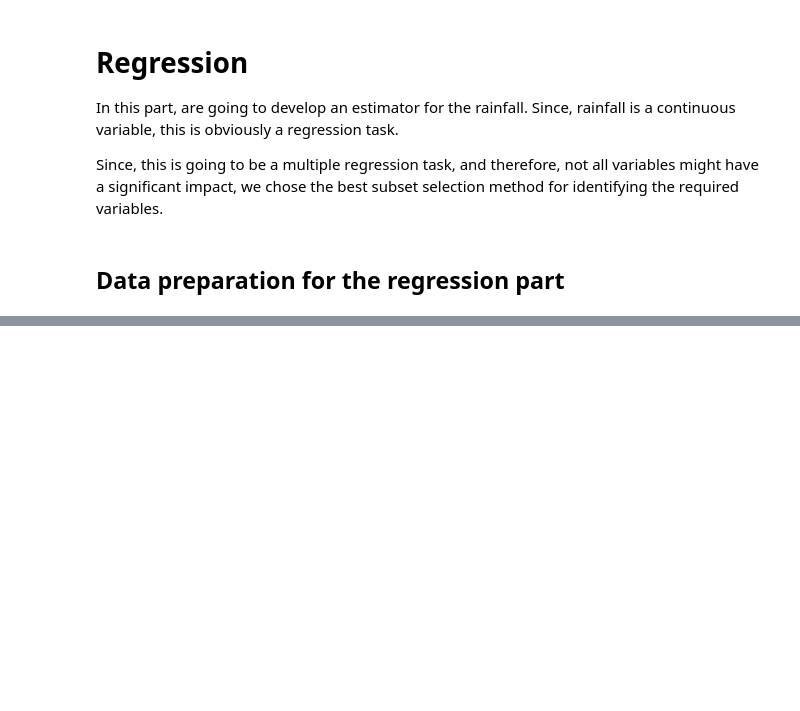
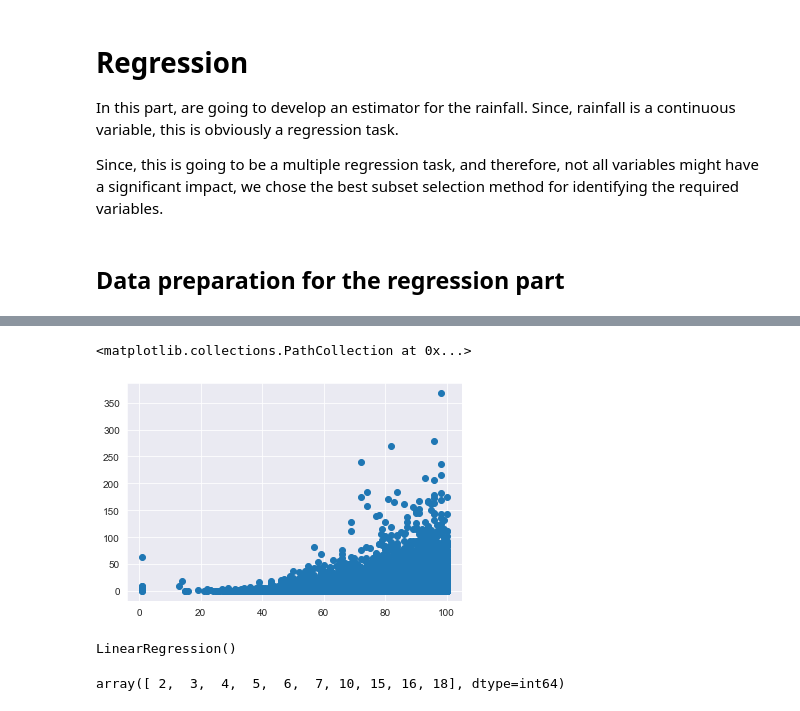
Before and after one commit to Stern1710/australia-weather-data, a Jupyter notebook: SPOD_Group7_Project.ipynb, the cells around one changed output, grey strips where cells are left out. Drawn from its saved outputs; the diff is of its cells as text; code cells hidden in the pictures; blank space fills up the shorter version.

Commit message:
Regression, current state.

```diff
--- a/SPOD_Group7_Project.ipynb
+++ b/SPOD_Group7_Project.ipynb
@@ -372,8 +525,8 @@ for identifying the required variables.
 # %% [markdown]
 ## Data preparation for the regression part
 # %%
-x_train_reg = x_train.loc[:, x_train.columns != 'Rainfall'].copy()
-x_test_reg = x_test.loc[:, x_test.columns != 'Rainfall'].copy()
+x_train_reg = x_train.loc[x_train['Rainfall'] > 0, x_train.columns != 'Rainfall'].copy()
+x_test_reg = x_test.loc[x_test['Rainfall'] > 0, x_test.columns != 'Rainfall'].copy()
 
-y_train_reg = x_train['Rainfall'].copy()
-y_test_reg = x_test['Rainfall'].copy()
+y_train_reg = x_train[x_train['Rainfall'] > 0]['Rainfall'].copy()
+y_test_reg = x_test[x_test['Rainfall'] > 0]['Rainfall'].copy()
@@ -381,0 +546,14 @@ Now, after the data is prepared for the regression part, we now start the subset
+# %%
+plt.scatter(x_train_reg['Humidity9am'], y_train_reg)
+# %% [output]
+<matplotlib.collections.PathCollection at 0x...>
+[figure, added]
+# %%
+linear_regression_model = LinearRegression()
+linear_regression_model.fit(x_train_reg.to_numpy(), y_train_reg.to_numpy())
+# %% [output]
+LinearRegression()
+# %%
+np.nonzero(linear_regression_model.coef_)[0]
+# %% [output]
+array([ 2,  3,  4,  5,  6,  7, 10, 15, 16, 18], dtype=int64)
```
Also changed, not shown: parts of 30 cells of this notebook.
